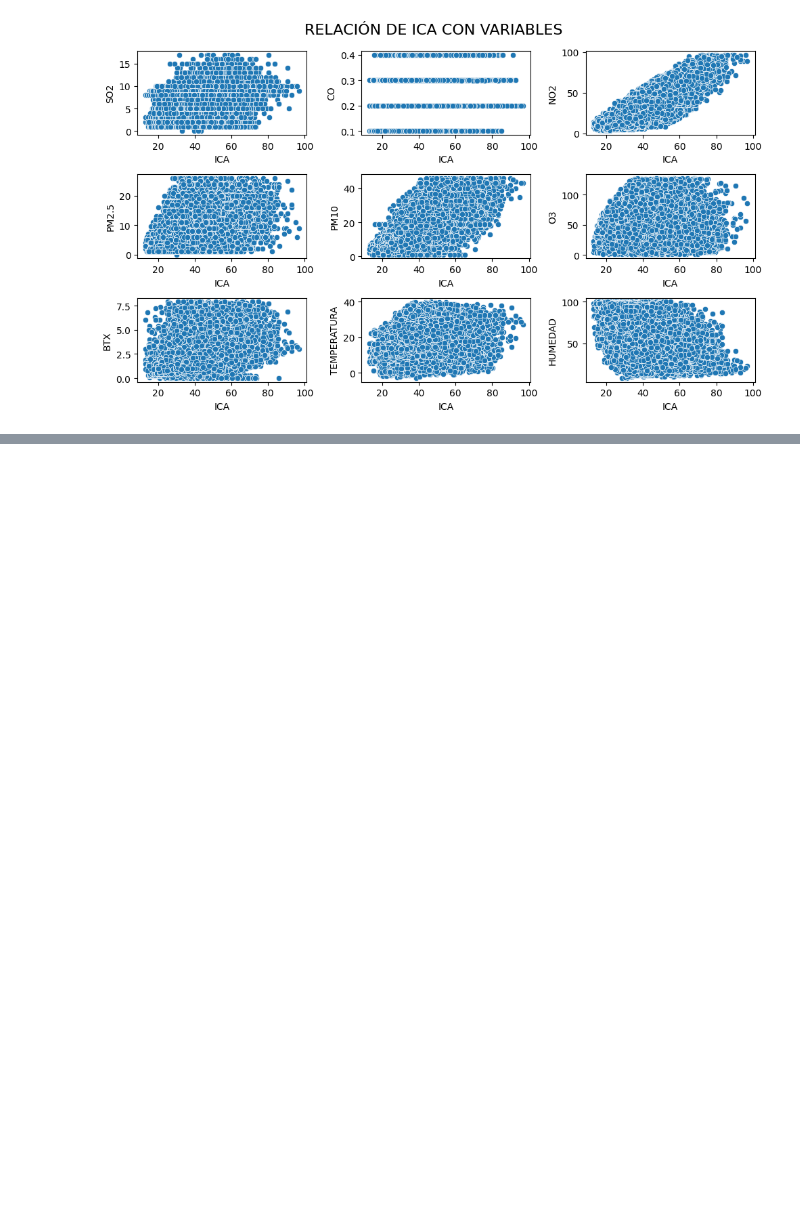
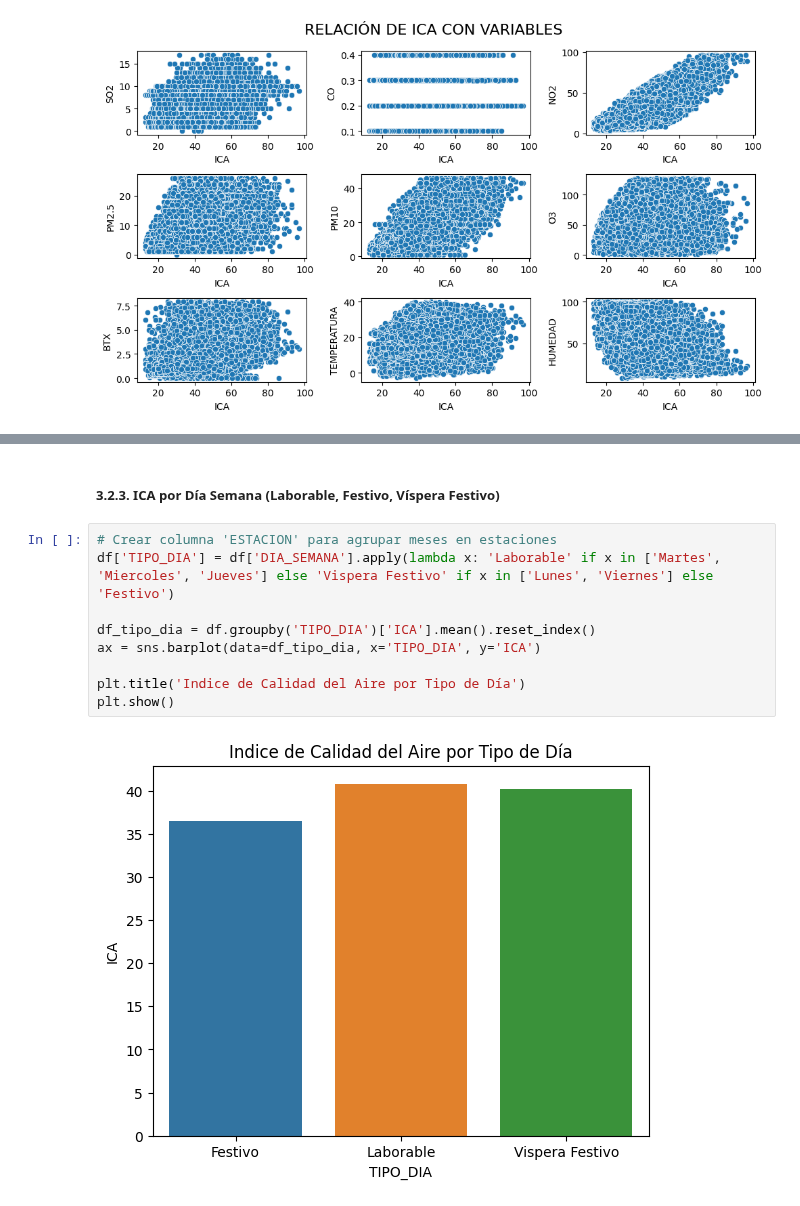
Before and after one commit to EmmaMontalban/grupo1_analisis, a Jupyter notebook: notebooks/5.Analisis_bivariante.ipynb, the cells around one changed output, grey strips where cells are left out. Cells and saved outputs as stored; diff of their text form; blank space fills up the shorter version.

```diff
--- a/notebooks/5.Analisis_bivariante.ipynb
+++ b/notebooks/5.Analisis_bivariante.ipynb
@@ -90,0 +115,13 @@ plt.show()
+# %% [markdown]
+ ##### 3.2.3. ICA por Día Semana (Laborable, Festivo, Víspera Festivo)
+# %%
+# Crear columna 'ESTACION' para agrupar meses en estaciones
+df['TIPO_DIA'] = df['DIA_SEMANA'].apply(lambda x: 'Laborable' if x in ['Martes', 'Miercoles', 'Jueves'] else 'Vispera Festivo' if x in ['Lunes', 'Viernes'] else 'Festivo')
+
+df_tipo_dia = df.groupby('TIPO_DIA')['ICA'].mean().reset_index()
+ax = sns.barplot(data=df_tipo_dia, x='TIPO_DIA', y='ICA')
+
+plt.title('Indice de Calidad del Aire por Tipo de Día')
+plt.show()
+# %% [output]
+[figure, added]
```
Also changed, not shown: parts of 12 cells of this notebook.
